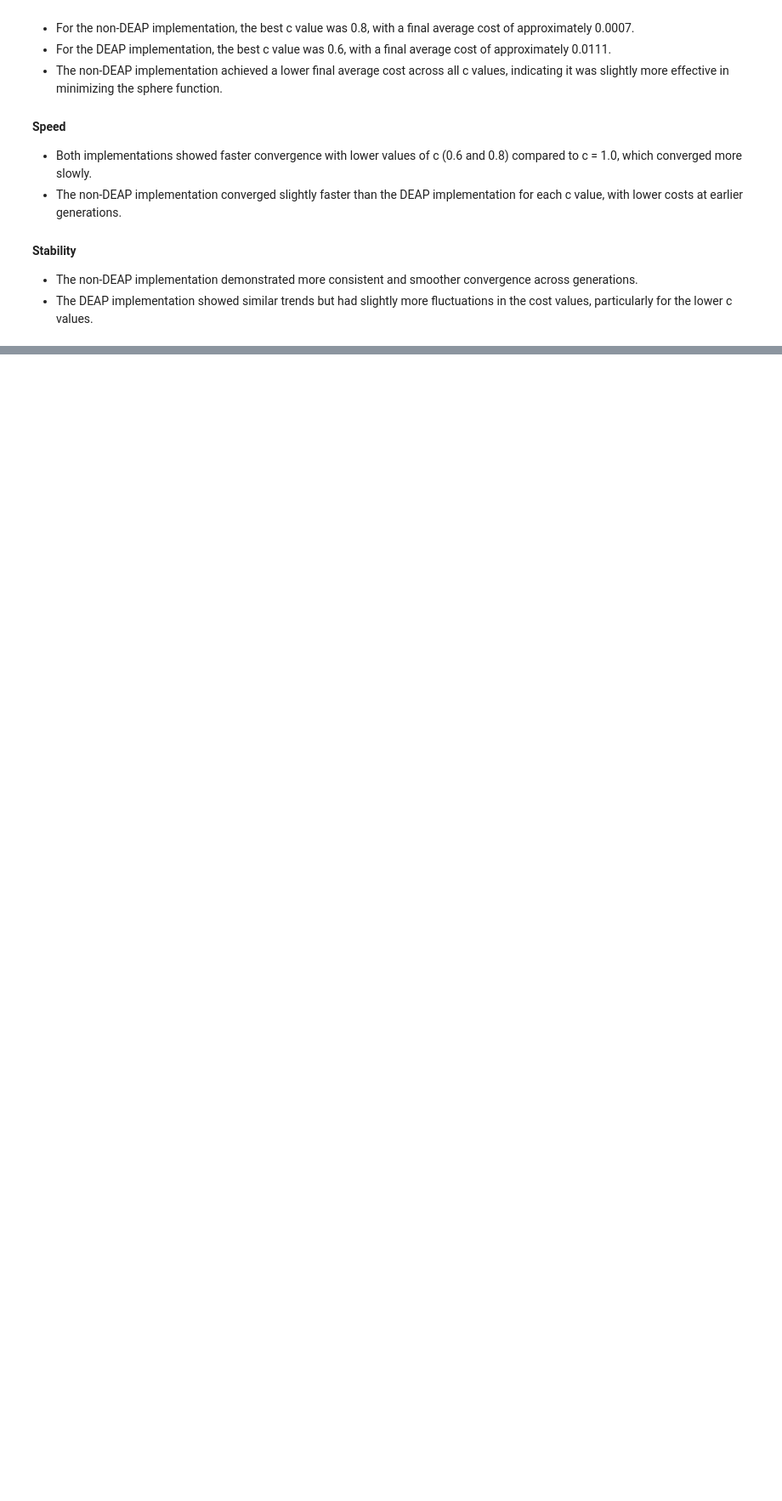
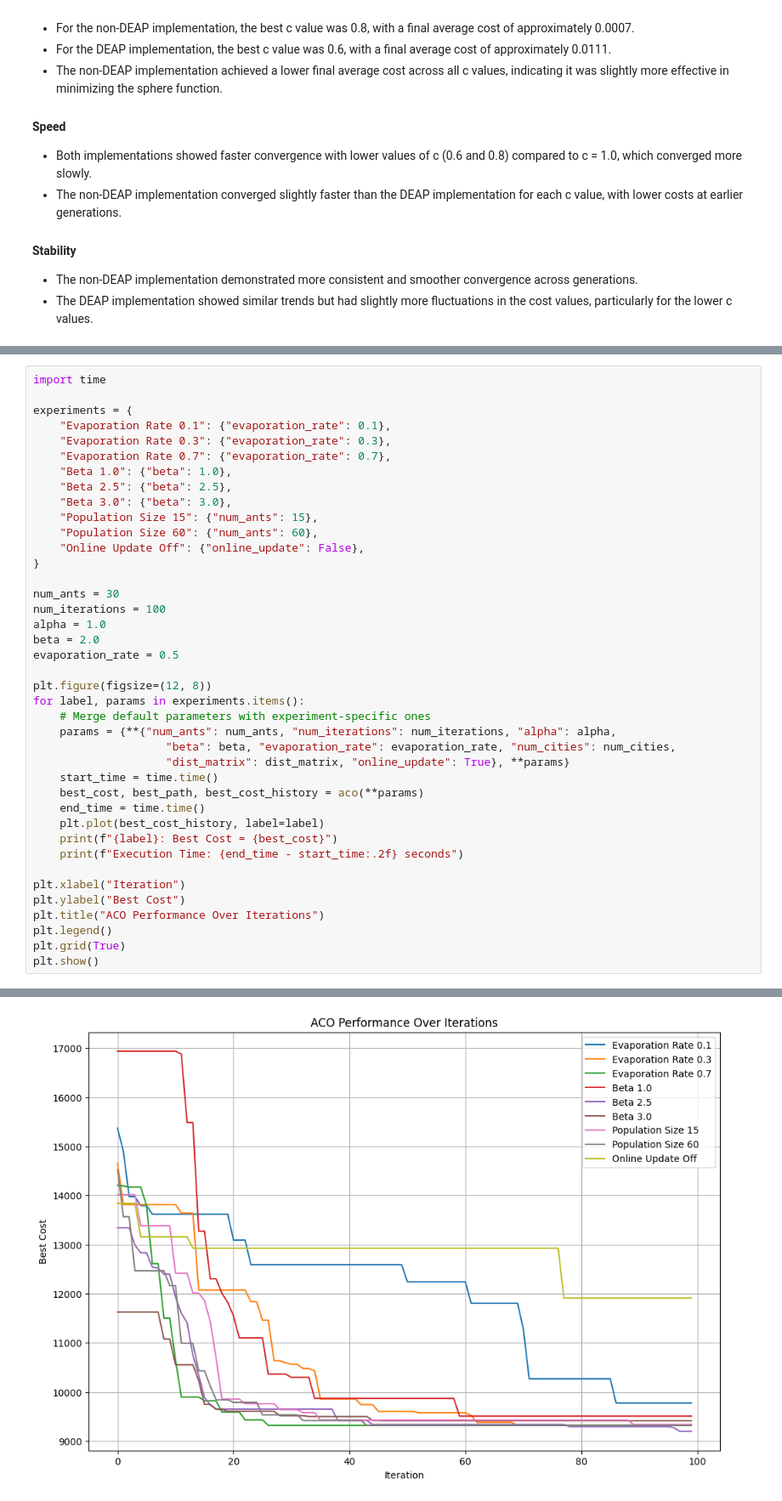
Before and after one commit to loganhartford/ece457a_a3, a Jupyter notebook: assignemnt3.ipynb, the cells around one changed output, grey strips where cells are left out. Shown at 85% size. Cells and saved outputs as stored; diff of their text form; blank space fills up the shorter version.

```diff
--- a/assignemnt3.ipynb
+++ b/assignemnt3.ipynb
@@ -522,0 +608,41 @@ The best value of c in DEAP is 0.6 with a final average cost of 0.01114850748887
+# %%
+import time
+
+experiments = {
+    "Evaporation Rate 0.1": {"evaporation_rate": 0.1},
+    "Evaporation Rate 0.3": {"evaporation_rate": 0.3},
+    "Evaporation Rate 0.7": {"evaporation_rate": 0.7},
+    "Beta 1.0": {"beta": 1.0},
+    "Beta 2.5": {"beta": 2.5},
+    "Beta 3.0": {"beta": 3.0},
+    "Population Size 15": {"num_ants": 15},
+    "Population Size 60": {"num_ants": 60},
+    "Online Update Off": {"online_update": False},
+}
+
+num_ants = 30
+num_iterations = 100
+alpha = 1.0
+beta = 2.0
+evaporation_rate = 0.5
+
+plt.figure(figsize=(12, 8))
+for label, params in experiments.items():
+    # Merge default parameters with experiment-specific ones
+    params = {**{"num_ants": num_ants, "num_iterations": num_iterations, "alpha": alpha,
+                    "beta": beta, "evaporation_rate": evaporation_rate, "num_cities": num_cities,
+                    "dist_matrix": dist_matrix, "online_update": True}, **params}
+    start_time = time.time()
+    best_cost, best_path, best_cost_history = aco(**params)
+    end_time = time.time()
+    plt.plot(best_cost_history, label=label)
+    print(f"{label}: Best Cost = {best_cost}")
+    print(f"Execution Time: {end_time - start_time:.2f} seconds")
+
+plt.xlabel("Iteration")
+plt.ylabel("Best Cost")
+plt.title("ACO Performance Over Iterations")
+plt.legend()
+plt.grid(True)
+plt.show()
+# %% [output]
@@ -522,0 +667 @@ The best value of c in DEAP is 0.6 with a final average cost of 0.01114850748887
+[figure, added]
```
Also changed, not shown: parts of 18 cells of this notebook, 1 other file.
